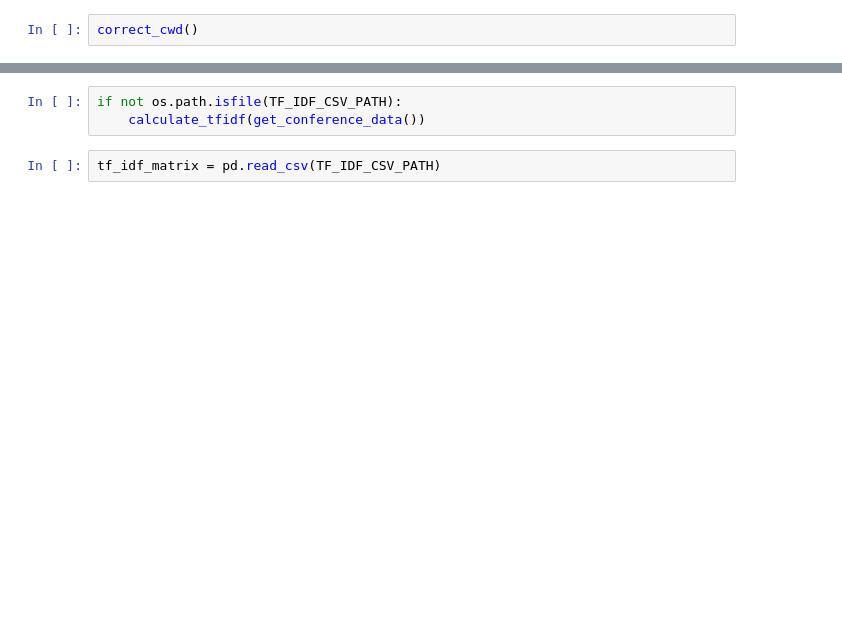
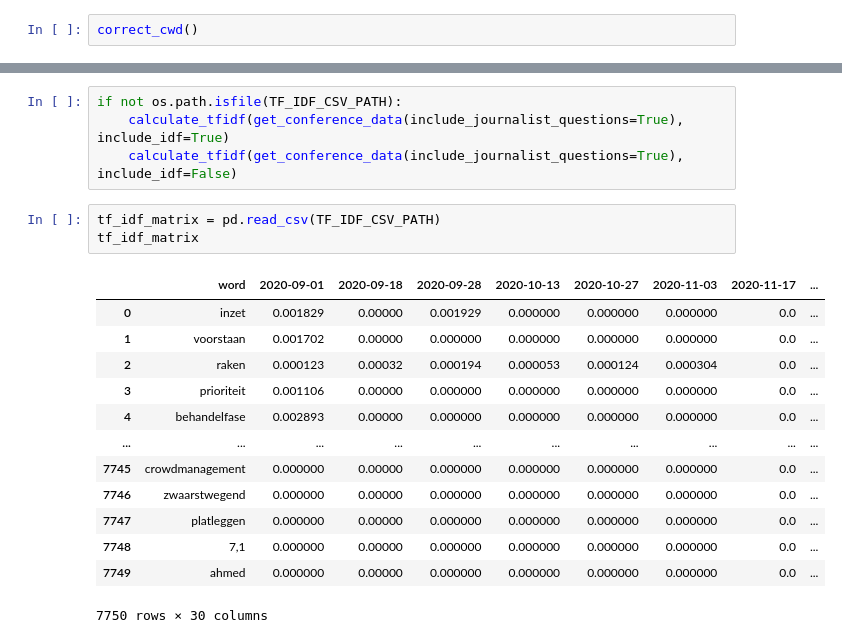
Before and after one commit to matthiasmeester/dm_project, a Jupyter notebook: src/analyses/TFidf visualisation.ipynb, the cells around one changed output, grey strips where cells are left out. Saved outputs shown, nothing was run; the diff lists cells and outputs as text; blank space fills up the shorter version.

```diff
--- a/src/analyses/TFidf visualisation.ipynb
+++ b/src/analyses/TFidf visualisation.ipynb
@@ -73,5 +82,21 @@ def calculate_tfidf(text_by_speaker: tuple) -> tuple:
 # %%
 if not os.path.isfile(TF_IDF_CSV_PATH):
-    calculate_tfidf(get_conference_data())
+    calculate_tfidf(get_conference_data(include_journalist_questions=True), include_idf=True)
+    calculate_tfidf(get_conference_data(include_journalist_questions=True), include_idf=False)
 # %%
 tf_idf_matrix = pd.read_csv(TF_IDF_CSV_PATH)
+tf_idf_matrix
+# %% [output]
+|  | word | 2020-09-01 | 2020-09-18 | 2020-09-28 | 2020-10-13 | 2020-10-27 | 2020-11-03 | 2020-11-17 | ... |
+| 0 | inzet | 0.001829 | 0.00000 | 0.001929 | 0.000000 | 0.000000 | 0.000000 | 0.0 | ... |
+| 1 | voorstaan | 0.001702 | 0.00000 | 0.000000 | 0.000000 | 0.000000 | 0.000000 | 0.0 | ... |
+| 2 | raken | 0.000123 | 0.00032 | 0.000194 | 0.000053 | 0.000124 | 0.000304 | 0.0 | ... |
+| 3 | prioriteit | 0.001106 | 0.00000 | 0.000000 | 0.000000 | 0.000000 | 0.000000 | 0.0 | ... |
+| 4 | behandelfase | 0.002893 | 0.00000 | 0.000000 | 0.000000 | 0.000000 | 0.000000 | 0.0 | ... |
+| ... | ... | ... | ... | ... | ... | ... | ... | ... | ... |
+| 7745 | crowdmanagement | 0.000000 | 0.00000 | 0.000000 | 0.000000 | 0.000000 | 0.000000 | 0.0 | ... |
+| 7746 | zwaarstwegend | 0.000000 | 0.00000 | 0.000000 | 0.000000 | 0.000000 | 0.000000 | 0.0 | ... |
+| 7747 | platleggen | 0.000000 | 0.00000 | 0.000000 | 0.000000 | 0.000000 | 0.000000 | 0.0 | ... |
+| 7748 | 7,1 | 0.000000 | 0.00000 | 0.000000 | 0.000000 | 0.000000 | 0.000000 | 0.0 | ... |
+| 7749 | ahmed | 0.000000 | 0.00000 | 0.000000 | 0.000000 | 0.000000 | 0.000000 | 0.0 | ... |
+7750 rows × 30 columns
```
Also changed, not shown: parts of 5 cells of this notebook, 7 other files.
